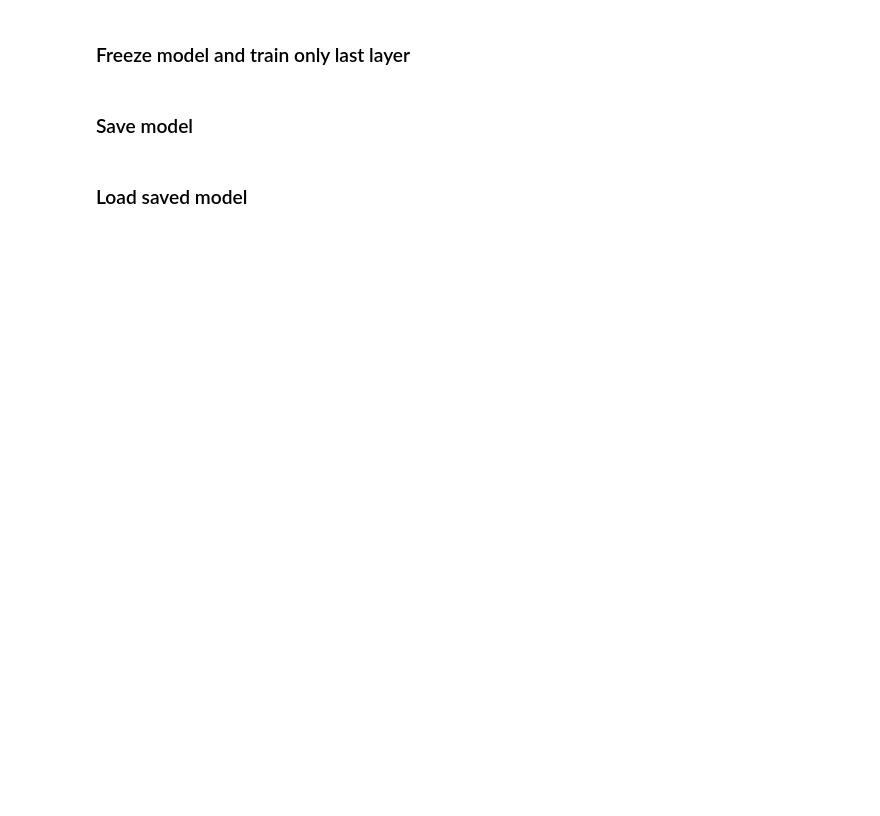
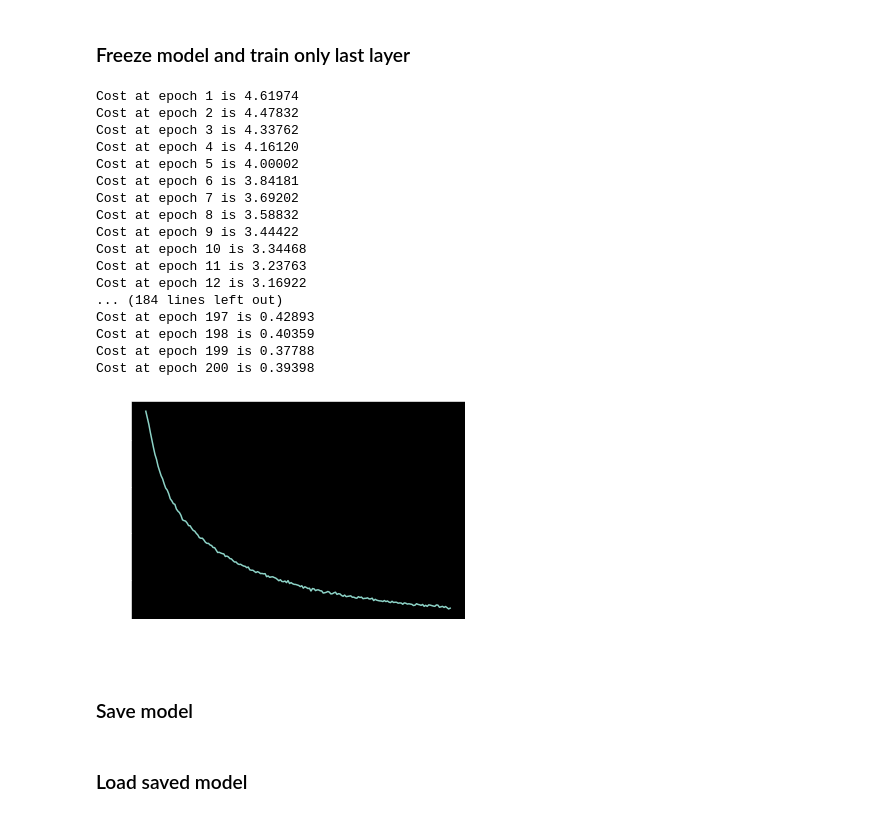
Before and after one commit to irg1008/Sign2Text, a Jupyter notebook: src/ResNet/fine_tunning.ipynb, the cells around one changed output. Saved outputs shown, nothing was run; the diff lists cells and outputs as text; code cells hidden in the pictures; blank space fills up the shorter version.

```diff
--- a/src/ResNet/fine_tunning.ipynb
+++ b/src/ResNet/fine_tunning.ipynb
@@ -23,10 +26,11 @@ device
 # Hyperparameters.
 learning_rate = 1e-3
 batch_size = 128
-num_epochs = 50
+num_epochs = 200
 train_split = 0.7
 image_size = (224, 224)
 num_workers = 2
+TRAIN = True
 # %%
 # Load data.
 datasets_info = {
@@ -69,14 +86,7 @@ from torch.utils.data.sampler import SubsetRandomSampler
 # %% [markdown]
 ### Using random_split
 # %%
-def load_split_dataset(data_dir, train_split=0.7, batch_size=32, image_size=224):
-    transform = transforms.Compose(
-        [
-            transforms.Resize(image_size),
-            transforms.CenterCrop(image_size-10),
-            transforms.ToTensor(),
-        ]
-    )
+def load_random_split_dataset(data_dir, train_split=0.7, batch_size=32):
     dataset = datasets.ImageFolder(data_dir, transform=transform)
 
     classes = dataset.classes
@@ -97,13 +107,7 @@ def load_split_dataset(data_dir, train_split=0.7, batch_size=32, image_size=224)
 # %% [markdown]
 ### Solution to unbalanced labels 1: Random dataset split to solve unbalanced labels
 # %%
-def load_split_dataset(data_dir, train_split=0.7, batch_size=32, image_size=224):
-    transform = transforms.Compose(
-        [
-            transforms.Resize(image_size),
-            transforms.ToTensor(),
-        ]
-    )
+def load_split_dataset(data_dir, train_split=0.7, batch_size=32):
     dataset = datasets.ImageFolder(data_dir, transform=transform)
 
     classes = dataset.classes
@@ -140,7 +144,6 @@ train_loader, test_loader, classes = load_split_dataset(
     data_dir,
     train_split=train_split,
     batch_size=batch_size,
-    image_size=image_size,
 )
 
 num_classes = len(classes)
@@ -203,33 +254,51 @@ model.to(device)
 # %%
 def train():
     # Train network.
     costs = []
 
     for epoch in range(num_epochs):
         losses = []
 
-        for batch_idx, (data, targets) in enumerate(train_loader):
-            # Get data to cuda if possible.
-            data = data.to(device)
-            targets = targets.to(device)
+        for data, targets in train_loader:
+            data, targets = data.to(device), targets.to(device)
 
             # forward.
             scores = model(data)
             loss = criterion(scores, targets)
             losses.append(loss.item())
 
             # backward.
             optimizer.zero_grad()
             loss.backward()
 
             # gradient descent or adam step.
             optimizer.step()
 
         cost = sum(losses) / len(losses)
         costs.append(cost)
         print(f"Cost at epoch {epoch + 1} is {cost:.5f}")
 
     return costs
 
-
-costs = train()
+if TRAIN:
+    costs = train()
+    plot_costs(costs)
+# %% [output]
+Cost at epoch 1 is 4.61974
+Cost at epoch 2 is 4.47832
+Cost at epoch 3 is 4.33762
+Cost at epoch 4 is 4.16120
+Cost at epoch 5 is 4.00002
+Cost at epoch 6 is 3.84181
+Cost at epoch 7 is 3.69202
+Cost at epoch 8 is 3.58832
+Cost at epoch 9 is 3.44422
+Cost at epoch 10 is 3.34468
+Cost at epoch 11 is 3.23763
+Cost at epoch 12 is 3.16922
+... (184 lines left out)
+Cost at epoch 197 is 0.42893
+Cost at epoch 198 is 0.40359
+Cost at epoch 199 is 0.37788
+Cost at epoch 200 is 0.39398
+[figure, added]
```
Also changed, not shown: parts of 30 cells of this notebook.
